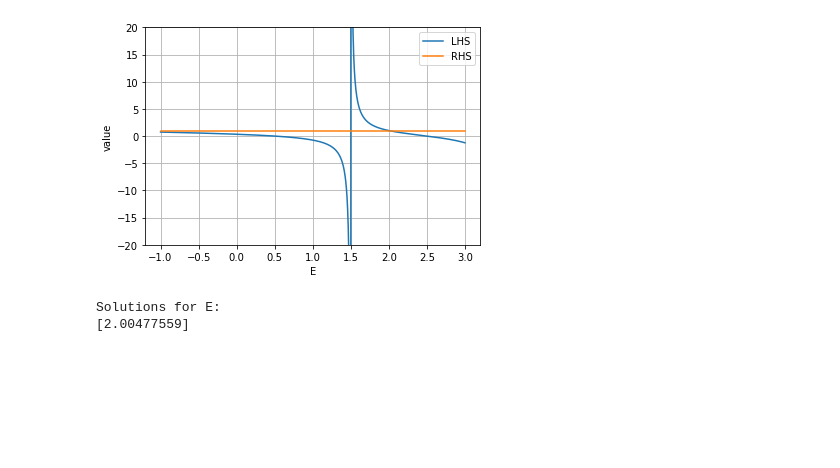
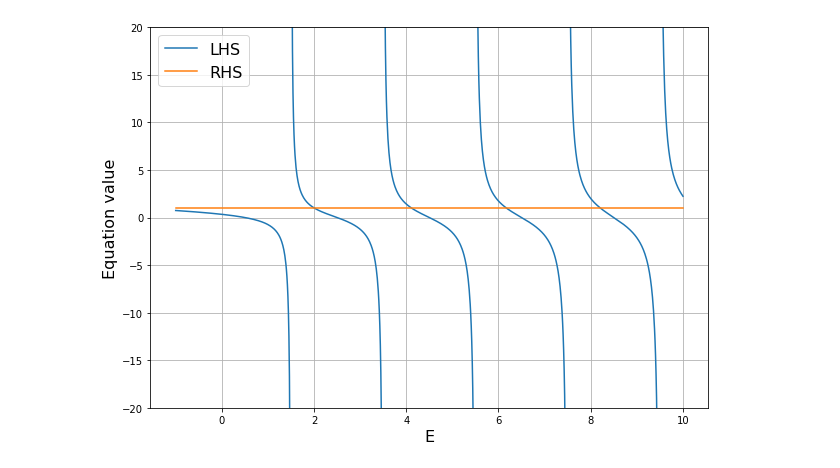
Before and after one commit to hannahdauvergne/1D_Schrodinger_Eq, a Jupyter notebook: 1D_schr_en.ipynb, the cells around one changed output. Saved outputs shown, nothing was run; the diff lists cells and outputs as text; code cells hidden in the pictures; blank space fills up the shorter version.

```diff
--- a/1D_schr_en.ipynb
+++ b/1D_schr_en.ipynb
@@ -7,85 +7,54 @@ from scipy.optimize import brentq
 # ============================================
 # Parameters
 # ============================================
 
 a = 1.0                     # interaction strength
 rhs = 1.0 / a
 
 mp.mp.dps = 30               # numerical precision
 
 # ============================================
 # Define functions
 # ============================================
 
 def lhs(E):
     return mp.gamma(-E/2 + mp.mpf(3)/4) / mp.gamma(-E/2 + mp.mpf(1)/4)
 
 def f(E):
     return lhs(E) - rhs
 
 # ============================================
 # Plot of both sides (LHS and RHS)
 # ============================================
 
-E_plot = np.linspace(-1, 3, 1000)
-lhs_plot = [float(lhs(E)) for E in E_plot]
-rhs_plot = [rhs for _ in E_plot]
+E_plot = np.linspace(-1, 10, 1000)
 
-plt.figure()
+# compute lhs safely and as floats
+lhs_plot = []
+for E in E_plot:
+    try:
+        lhs_plot.append(float(lhs(E)))
+    except Exception:
+        lhs_plot.append(np.nan)
+lhs_plot = np.array(lhs_plot)
+
+# break lines where there are very large jumps between adjacent points
+diff = np.abs(np.diff(lhs_plot))
+jump_thresh = 50.0
+jump_idx = np.where(diff > jump_thresh)[0]
+lhs_plot[jump_idx] = np.nan
+lhs_plot[jump_idx + 1] = np.nan
+
+rhs_plot = np.full_like(E_plot, rhs)
+
+plt.figure(figsize=(10,7))
 plt.plot(E_plot, lhs_plot, label="LHS")
 plt.plot(E_plot, rhs_plot, label="RHS")
 plt.ylim(-20, 20)
-plt.xlabel("E")
-plt.ylabel("value")
-plt.legend()
+plt.xlabel("E", fontsize=16)
+plt.ylabel("Equation value", fontsize=16)
+plt.legend(fontsize=16)
 plt.grid(True)
 plt.show()
-
-# ============================================
-# Automatic root finding by sign-change
-# ============================================
-
-EnGrid = np.linspace(-1, 3, 3000)
-fGrid = []
-
-for E in EnGrid:
-    try:
-        fGrid.append(float(f(E)))
-    except:
-        fGrid.append(np.nan)
-
-solutions = []
-
-for i in range(len(EnGrid) - 1):
-    f1 = fGrid[i]
-    f2 = fGrid[i + 1]
-
-    if np.isfinite(f1) and np.isfinite(f2) and f1 * f2 < 0:
-        try:
-            root = brentq(
-                lambda x: float(f(x)),
-                EnGrid[i],
-                EnGrid[i + 1]
-            )
-            solutions.append(root)
-        except:
-            pass
-
-# ============================================
-# Remove duplicates (like Mathematica Round + DeleteDuplicates)
-# ============================================
-
-solutions = np.unique(np.round(solutions, 10))
-solutions = solutions[np.abs(solutions - 1.5) > 1e-3]
-solutions = np.unique(np.round(solutions, 10))
-
-# ============================================
-# Output
-# ============================================
-
-print("Solutions for E:")
-print(solutions)
 # %% [output]
-[figure, old version]
+[figure, new version]
-Solutions for E:
-[2.00477559]
```
Also changed, not shown: parts of 3 cells of this notebook.
